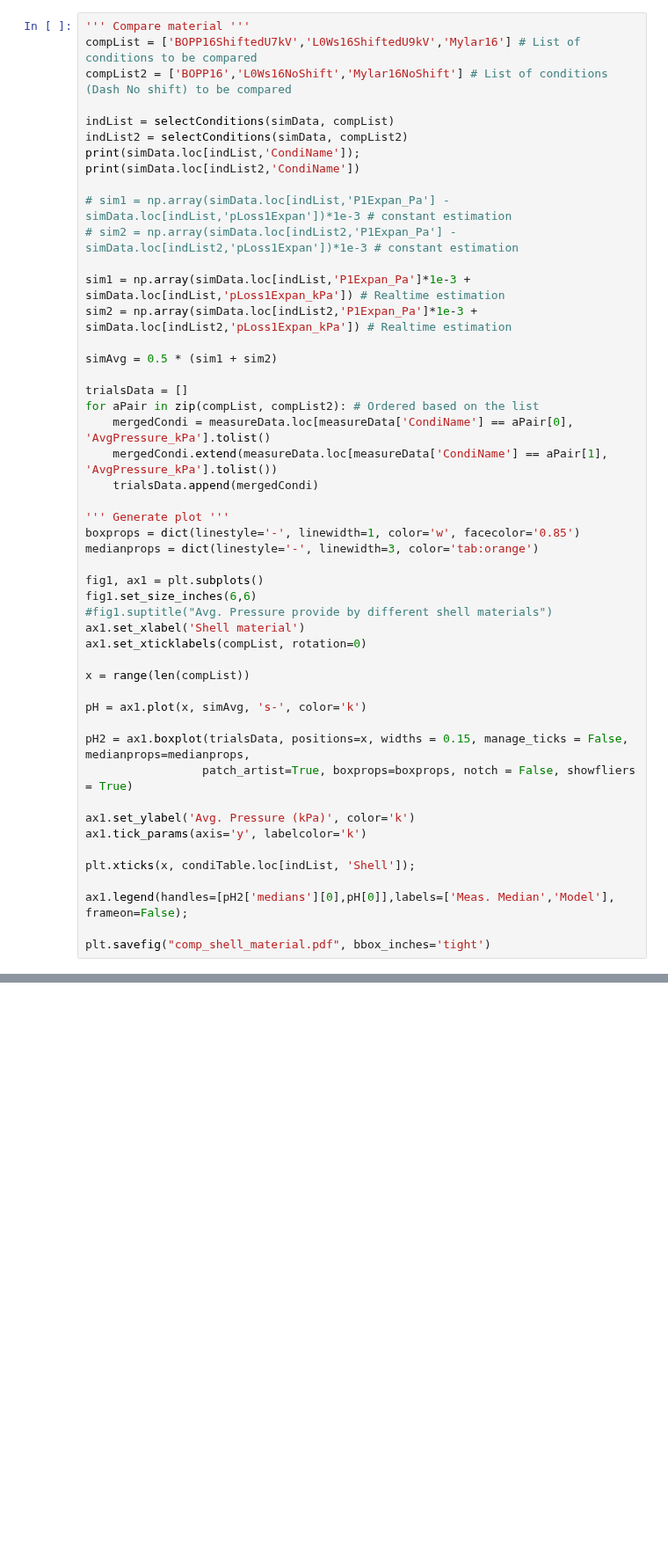
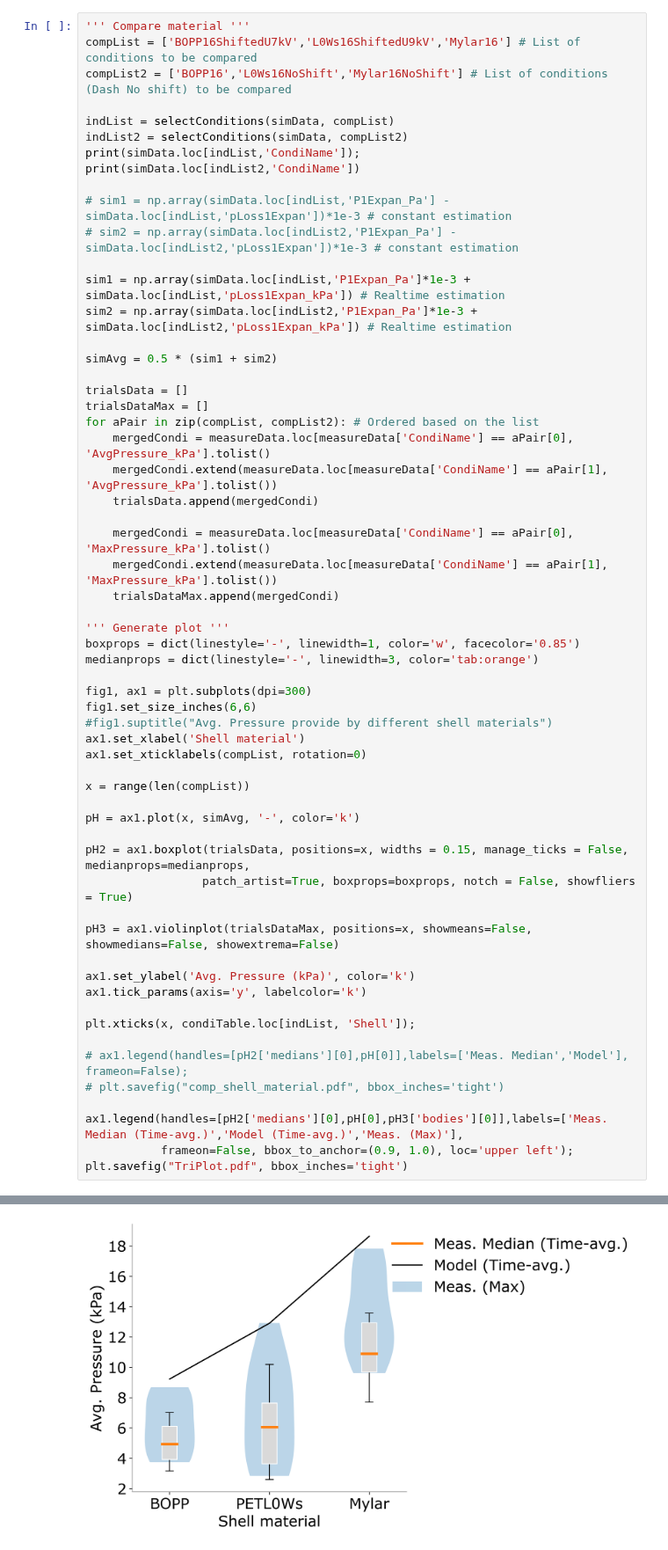
Before and after one commit to maxwellre/pycode, a Jupyter notebook: PouchModelAnalysis/ResVisualization.ipynb, the cells around one changed output, grey strips where cells are left out. Shown at 88% size. Saved outputs shown, nothing was run; the diff lists cells and outputs as text; blank space fills up the shorter version.

```diff
--- a/PouchModelAnalysis/ResVisualization.ipynb
+++ b/PouchModelAnalysis/ResVisualization.ipynb
@@ -111,16 +114,21 @@ sim2 = np.array(simData.loc[indList2,'P1Expan_Pa']*1e-3 + simData.loc[indList2,'
 simAvg = 0.5 * (sim1 + sim2)
 
 trialsData = []
+trialsDataMax = []
 for aPair in zip(compList, compList2): # Ordered based on the list
     mergedCondi = measureData.loc[measureData['CondiName'] == aPair[0], 'AvgPressure_kPa'].tolist()
     mergedCondi.extend(measureData.loc[measureData['CondiName'] == aPair[1], 'AvgPressure_kPa'].tolist())
     trialsData.append(mergedCondi)
 
+    mergedCondi = measureData.loc[measureData['CondiName'] == aPair[0], 'MaxPressure_kPa'].tolist()
+    mergedCondi.extend(measureData.loc[measureData['CondiName'] == aPair[1], 'MaxPressure_kPa'].tolist())
+    trialsDataMax.append(mergedCondi)
+
 ''' Generate plot '''
 boxprops = dict(linestyle='-', linewidth=1, color='w', facecolor='0.85')
 medianprops = dict(linestyle='-', linewidth=3, color='tab:orange')
 
-fig1, ax1 = plt.subplots()
+fig1, ax1 = plt.subplots(dpi=300)
 fig1.set_size_inches(6,6)
 #fig1.suptitle("Avg. Pressure provide by different shell materials")
 ax1.set_xlabel('Shell material')
@@ -128,16 +136,22 @@ ax1.set_xticklabels(compList, rotation=0)
 
 x = range(len(compList))
 
-pH = ax1.plot(x, simAvg, 's-', color='k')
+pH = ax1.plot(x, simAvg, '-', color='k')
 
 pH2 = ax1.boxplot(trialsData, positions=x, widths = 0.15, manage_ticks = False, medianprops=medianprops,
                  patch_artist=True, boxprops=boxprops, notch = False, showfliers = True)
+
+pH3 = ax1.violinplot(trialsDataMax, positions=x, showmeans=False, showmedians=False, showextrema=False)
 
 ax1.set_ylabel('Avg. Pressure (kPa)', color='k')
 ax1.tick_params(axis='y', labelcolor='k')
 
 plt.xticks(x, condiTable.loc[indList, 'Shell']);
 
-ax1.legend(handles=[pH2['medians'][0],pH[0]],labels=['Meas. Median','Model'], frameon=False);
+# ax1.legend(handles=[pH2['medians'][0],pH[0]],labels=['Meas. Median','Model'], frameon=False);
+# plt.savefig("comp_shell_material.pdf", bbox_inches='tight')
 
-plt.savefig("comp_shell_material.pdf", bbox_inches='tight')
+ax1.legend(handles=[pH2['medians'][0],pH[0],pH3['bodies'][0]],labels=['Meas. Median (Time-avg.)','Model (Time-avg.)','Meas. (Max)'],
+           frameon=False, bbox_to_anchor=(0.9, 1.0), loc='upper left');
+plt.savefig("TriPlot.pdf", bbox_inches='tight')
+# %% [output]
@@ -144,3 +166,4 @@ plt.savefig("comp_shell_material.pdf", bbox_inches='tight')
+[figure, added]
 # %%
 ''' Compare voltage (L0Ws - Temporary) '''
 # compList = ['L0WsSi5-20Trek8kV','L0WsSi5-20Trek9kV','L0WsSi5-20Trek10kV'] # List of conditions to be compared
```
Also changed, not shown: parts of 6 cells of this notebook, 1 other file.
